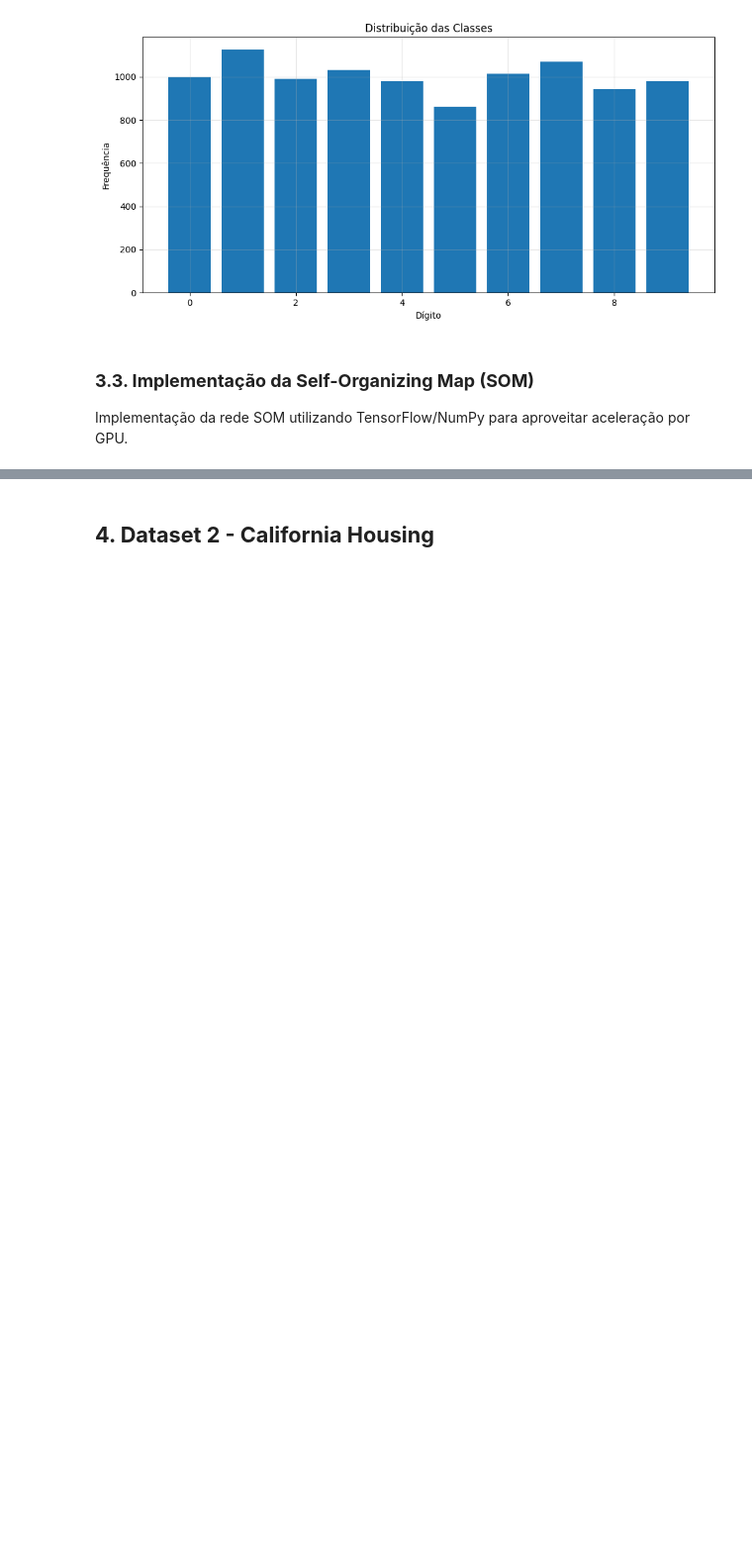
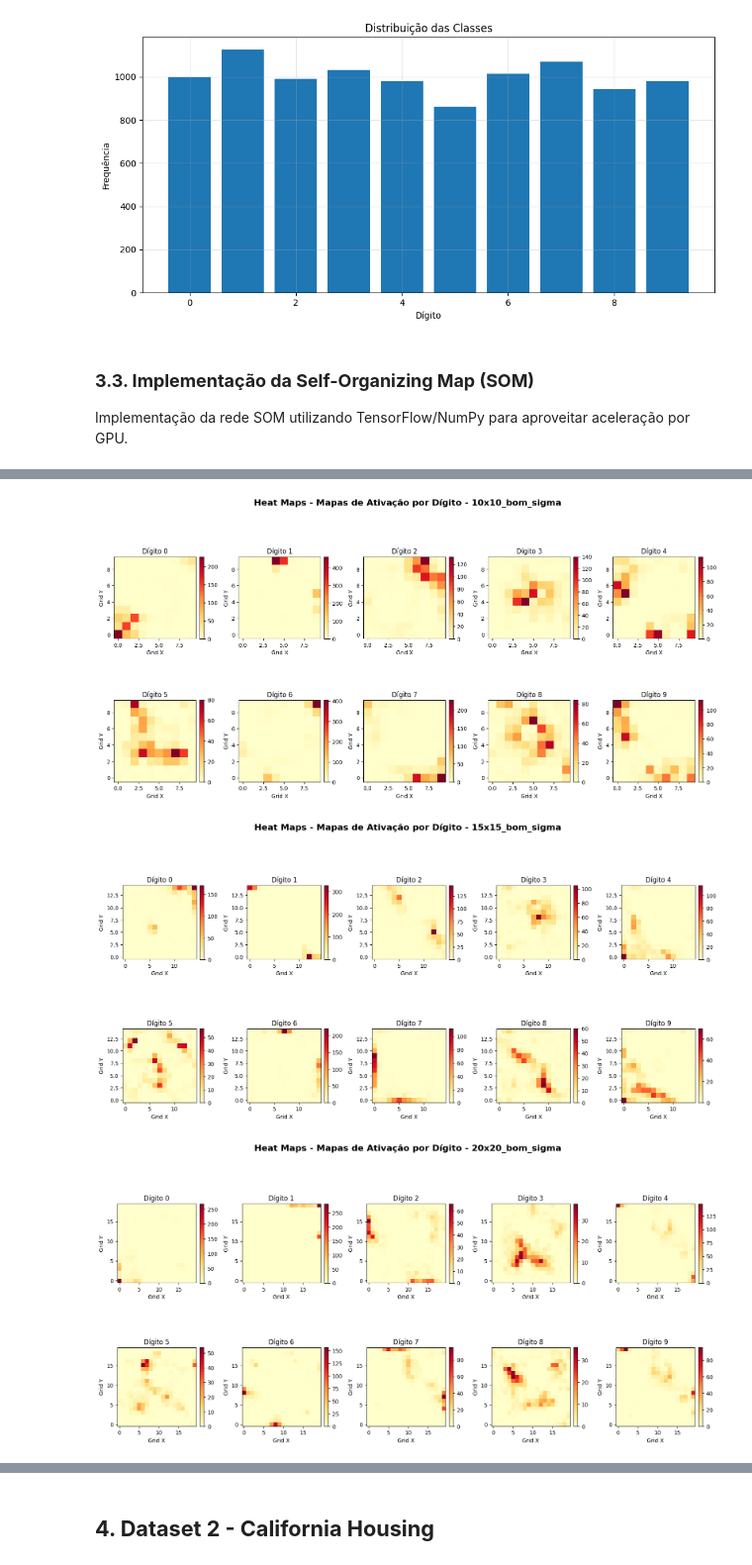
Before and after one commit to TalesMiguel/neural_networks_ppg_cc, a Jupyter notebook: a2.ipynb, the cells around one changed output, grey strips where cells are left out. Shown at 99% size. Drawn from its saved outputs; the diff is of its cells as text; code cells hidden in the pictures; blank space fills up the shorter version.

Commit message:
graphs

```diff
--- a/a2.ipynb
+++ b/a2.ipynb
@@ -127,13 +127,14 @@ plt.show()
 Implementação da rede SOM utilizando TensorFlow/NumPy para aproveitar aceleração por GPU.
 # %%
 class SOM:
-    def __init__(self, grid_size, input_dim, learning_rate=0.5, sigma=None):
+    def __init__(self, grid_size, input_dim, learning_rate=0.5, initial_sigma=None, sigma_final=0.5):
         self.grid_size = grid_size
         self.input_dim = input_dim
         self.initial_learning_rate = learning_rate
         self.learning_rate = learning_rate
-        self.initial_sigma = sigma if sigma else max(grid_size) / 2.0
+        self.initial_sigma = initial_sigma if initial_sigma else max(grid_size) / 2.0
         self.sigma = self.initial_sigma
+        self.sigma_final = sigma_final
 
         self.weights = tf.Variable(
             tf.random.normal([grid_size[0], grid_size[1], input_dim], dtype=tf.float32),
@@ -155,7 +156,9 @@ class SOM:
         return bmu_x.numpy(), bmu_y.numpy()
 
     def _calculate_influence(self, bmu_position, iteration, total_iterations):
-        self.sigma = self.initial_sigma * np.exp(-iteration / (total_iterations / np.log(self.initial_sigma)))
+        decay_factor = iteration / total_iterations
+        self.sigma = self.initial_sigma * (1 - decay_factor) + self.sigma_final * decay_factor
+
         self.learning_rate = self.initial_learning_rate * np.exp(-iteration / total_iterations)
 
         distances = np.sum((self.grid_positions - bmu_position) ** 2, axis=1)
@@ -340,11 +326,0 @@ A U-Matrix mostra as distâncias (diferenças) entre neurônios vizinhos, revela
-# %%
-u_matrix = som_10x10.calculate_u_matrix()
-
-fig, ax = plt.subplots(figsize=(10, 8))
-im = ax.imshow(u_matrix, cmap='plasma', interpolation='nearest', origin='lower')
-ax.set_title('U-Matrix - Distâncias entre Neurônios', fontsize=14, fontweight='bold')
-ax.set_xlabel('Grid X')
-ax.set_ylabel('Grid Y')
-plt.colorbar(im, ax=ax, label='Distância Média')
-plt.tight_layout()
-plt.show()
@@ -392,0 +327,31 @@ Name: count, dtype: int64
+# %%
+for config_name, data in trained_soms.items():
+    if config_name not in ["10x10_bom_sigma", "15x15_bom_sigma", "20x20_bom_sigma"]:
+        continue
+    som_obj = data['som']
+    bmu_map = data['bmu_map']
+
+    fig, axes = plt.subplots(2, 5, figsize=(16, 8))
+    axes = axes.ravel()
+
+    for digit in range(10):
+        digit_mask = (y_mnist_sample == digit)
+        digit_bmus = bmu_map[digit_mask]
+
+        heatmap = np.zeros(som_obj.grid_size)
+        for bmu in digit_bmus:
+            heatmap[bmu[0], bmu[1]] += 1
+
+        im = axes[digit].imshow(heatmap, cmap='YlOrRd', interpolation='nearest', origin='lower')
+        axes[digit].set_title(f'Dígito {digit}')
+        axes[digit].set_xlabel('Grid X')
+        axes[digit].set_ylabel('Grid Y')
+        plt.colorbar(im, ax=axes[digit], fraction=0.046, pad=0.04)
+
+    plt.suptitle(f'Heat Maps - Mapas de Ativação por Dígito - {config_name}', fontsize=16, fontweight='bold', y=1.02)
+    plt.tight_layout()
+    plt.show()
+# %% [output]
+[figure, added]
+[figure, added]
+[figure, added]
```
Also changed, not shown: parts of 24 cells of this notebook.
